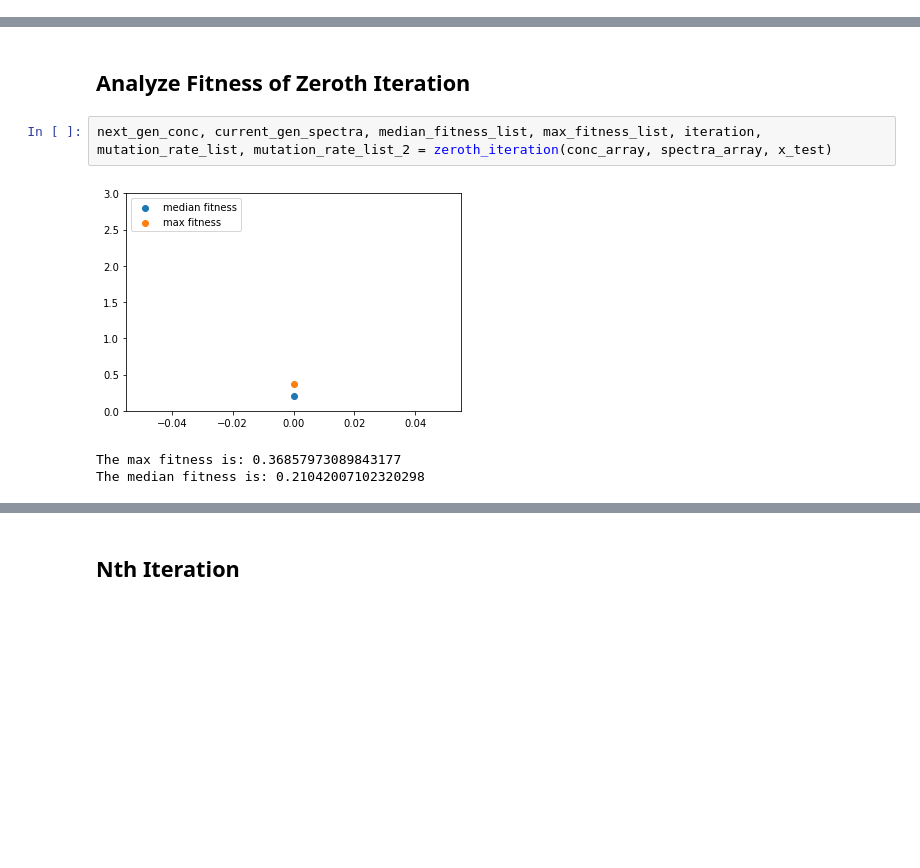
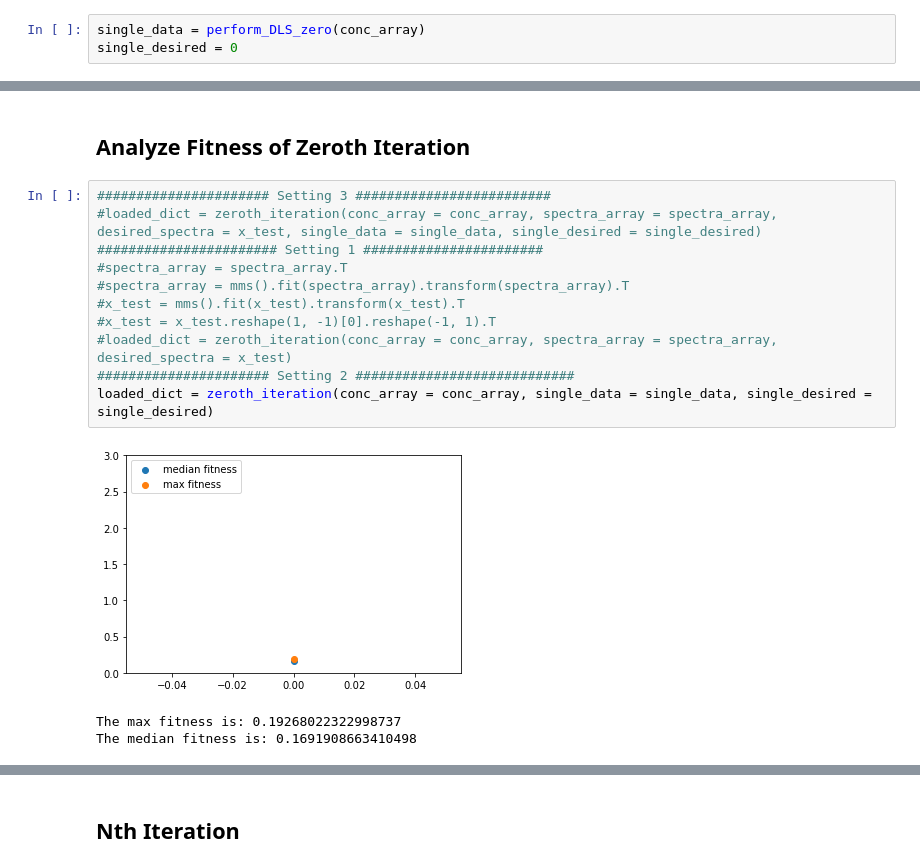
Before and after one commit to pozzo-research-group/HEAD, a Jupyter notebook: genetic_algorithm/GA_final_version_testing.ipynb, the cells around one changed output, grey strips where cells are left out. Saved outputs shown, nothing was run; the diff lists cells and outputs as text; blank space fills up the shorter version.

```diff
--- a/genetic_algorithm/GA_final_version_testing.ipynb
+++ b/genetic_algorithm/GA_final_version_testing.ipynb
@@ -53,0 +85,3 @@ def perform_UV_vis(next_gen_conc, conc_array_actual, spectra_array_actual):
+# %%
+single_data = perform_DLS_zero(conc_array)
+single_desired = 0
@@ -54,9 +98,18 @@ def perform_UV_vis(next_gen_conc, conc_array_actual, spectra_array_actual):
 # %% [markdown]
 ## Analyze Fitness of Zeroth Iteration
-# %%
-next_gen_conc, current_gen_spectra, median_fitness_list, max_fitness_list, iteration, mutation_rate_list, mutation_rate_list_2 = zeroth_iteration(conc_array, spectra_array, x_test)
-# %% [output]
-[figure, removed]
-The max fitness is: 0.36857973089843177
-The median fitness is: 0.21042007102320298
+# %%
+###################### Setting 3 #########################
+#loaded_dict = zeroth_iteration(conc_array = conc_array, spectra_array = spectra_array, desired_spectra = x_test, single_data = single_data, single_desired = single_desired)
+####################### Setting 1 #######################
+#spectra_array = spectra_array.T
+#spectra_array = mms().fit(spectra_array).transform(spectra_array).T
+#x_test = mms().fit(x_test).transform(x_test).T
+#x_test = x_test.reshape(1, -1)[0].reshape(-1, 1).T
+#loaded_dict = zeroth_iteration(conc_array = conc_array, spectra_array = spectra_array, desired_spectra = x_test)
+###################### Setting 2 ############################
+loaded_dict = zeroth_iteration(conc_array = conc_array, single_data = single_data, single_desired = single_desired)
+# %% [output]
+[figure, added]
+The max fitness is: 0.19268022322998737
+The median fitness is: 0.1691908663410498
 # %%
```
Also changed, not shown: parts of 24 cells of this notebook, 2 other files.
